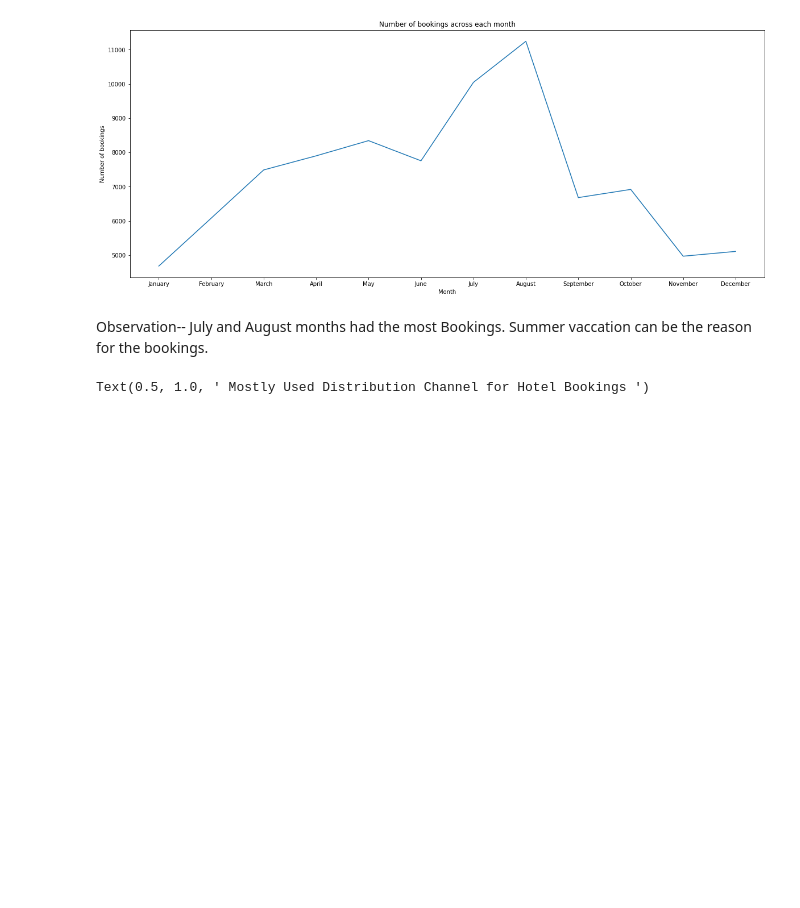
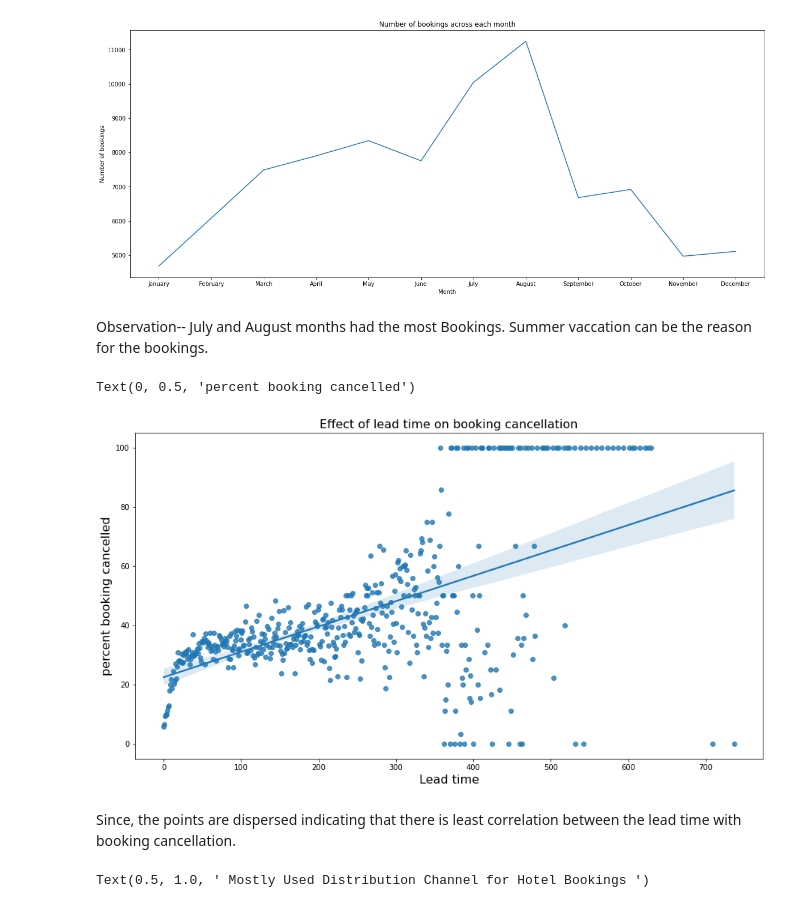
Before and after one commit to samara3823/Hotel_Booking_Analysis, a Jupyter notebook: Hotel_Booking_Analysis_Capstone_Project.ipynb, the cells around one changed output. Drawn from its saved outputs; the diff is of its cells as text; code cells hidden in the pictures; blank space fills up the shorter version.

```diff
--- a/Hotel_Booking_Analysis_Capstone_Project.ipynb
+++ b/Hotel_Booking_Analysis_Capstone_Project.ipynb
@@ -553,6 +553,19 @@ Text(0, 0.5, 'Number of bookings')
 # %% [markdown]
 Observation--
 July and August months had the most Bookings. Summer vaccation can be the reason for the bookings.
+# %%
+#Checking effect of lead time on booking cancellation
+lead_time_df = df1.groupby('lead_time')['is_canceled'].describe()
+plt.figure(figsize=(15, 8))
+ax = sns.regplot(x=lead_time_df.index, y=lead_time_df["mean"].values * 100)
+ax.set_title("Effect of lead time on booking cancellation", fontsize=16)
+ax.set_xlabel("Lead time", fontsize=16)
+ax.set_ylabel("percent booking cancelled", fontsize=16)
+# %% [output]
+Text(0, 0.5, 'percent booking cancelled')
+[figure, added]
+# %% [markdown]
+Since, the points are dispersed indicating that there is least correlation between the lead time with booking cancellation.
 # %%
 #Which Distribution channel is mostly used for hotel bookings?
 # Visualizsing the by pie chart.
```
Also changed, not shown: parts of 3 cells of this notebook.
